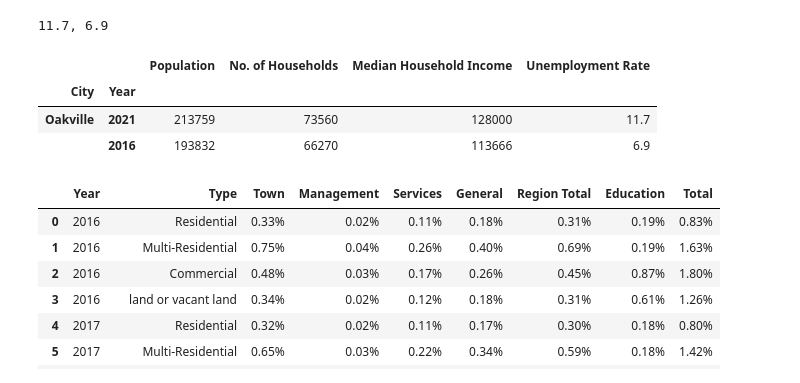
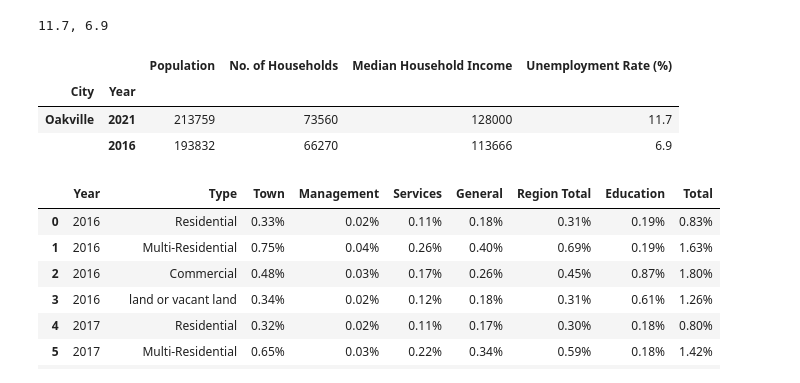
Before and after one commit to MaisieDeGraaf/oakville-housing-analysis, a Jupyter notebook: Code-Pooja/Housing.ipynb, the cells around one changed output. Cells and saved outputs as stored; diff of their text form; code cells hidden in the pictures.

```diff
--- a/Code-Pooja/Housing.ipynb
+++ b/Code-Pooja/Housing.ipynb
@@ -117,10 +117,10 @@ print(f"{unemp_2021}, {unemp_2016}")
 # %% [output]
 11.7, 6.9
 # %%
-Oakville_df["Unemployment Rate"] = [combined_df.iloc[190]['2021'].astype(float), combined_df.iloc[190]['2016'].astype(float)]
+Oakville_df["Unemployment Rate (%)"] = [combined_df.iloc[190]['2021'].astype(float), combined_df.iloc[190]['2016'].astype(float)]
 Oakville_df
 # %% [output]
-|  |  | Population | No. of Households | Median Household Income | Unemployment Rate |
+|  |  | Population | No. of Households | Median Household Income | Unemployment Rate (%) |
 | City | Year |  |  |  |  |
 | Oakville | 2021 | 213759 | 73560 | 128000 | 11.7 |
 |  | 2016 | 193832 | 66270 | 113666 | 6.9 |
```
Also changed, not shown: parts of 11 cells of this notebook, 1 other file.
